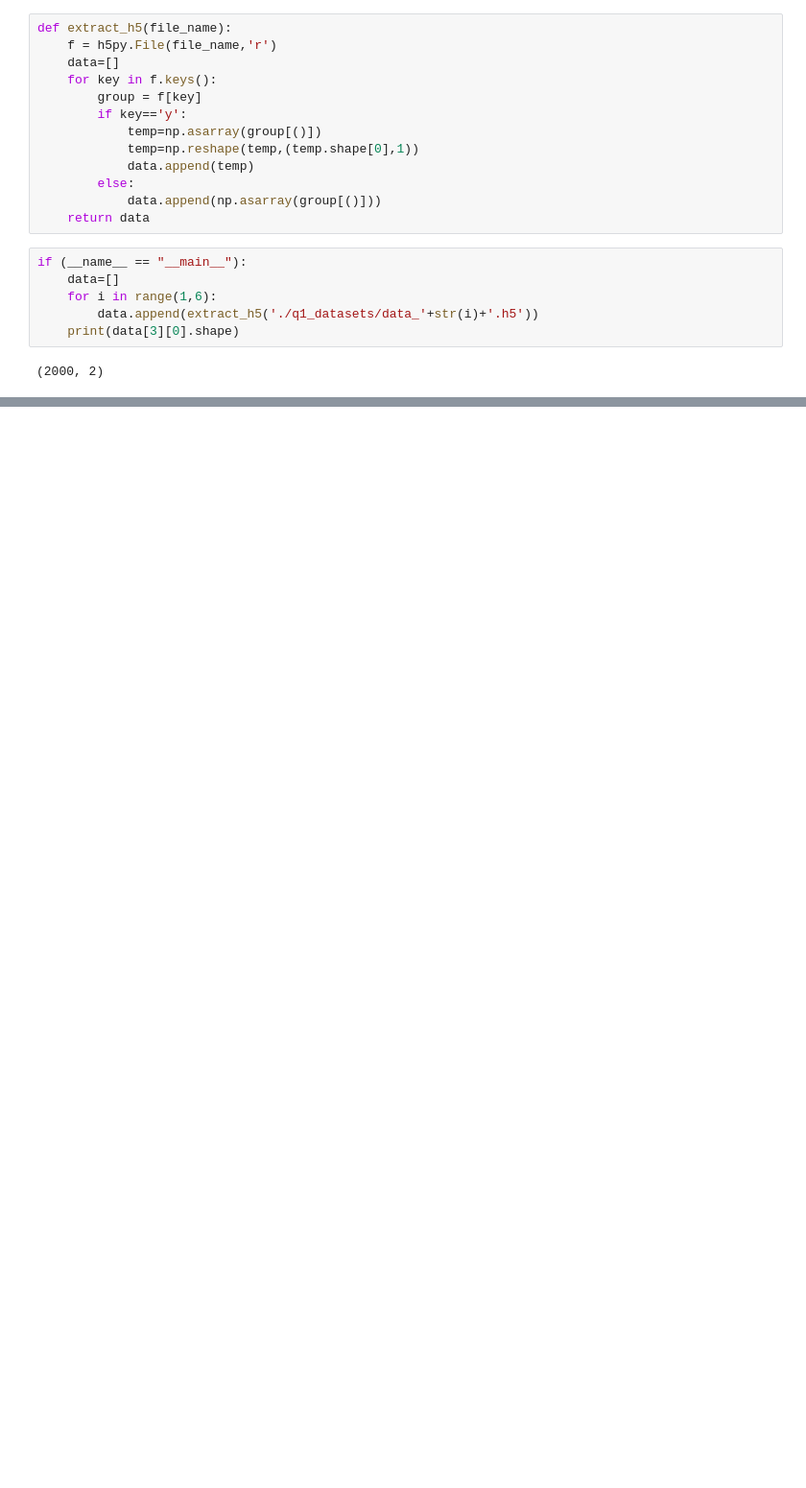
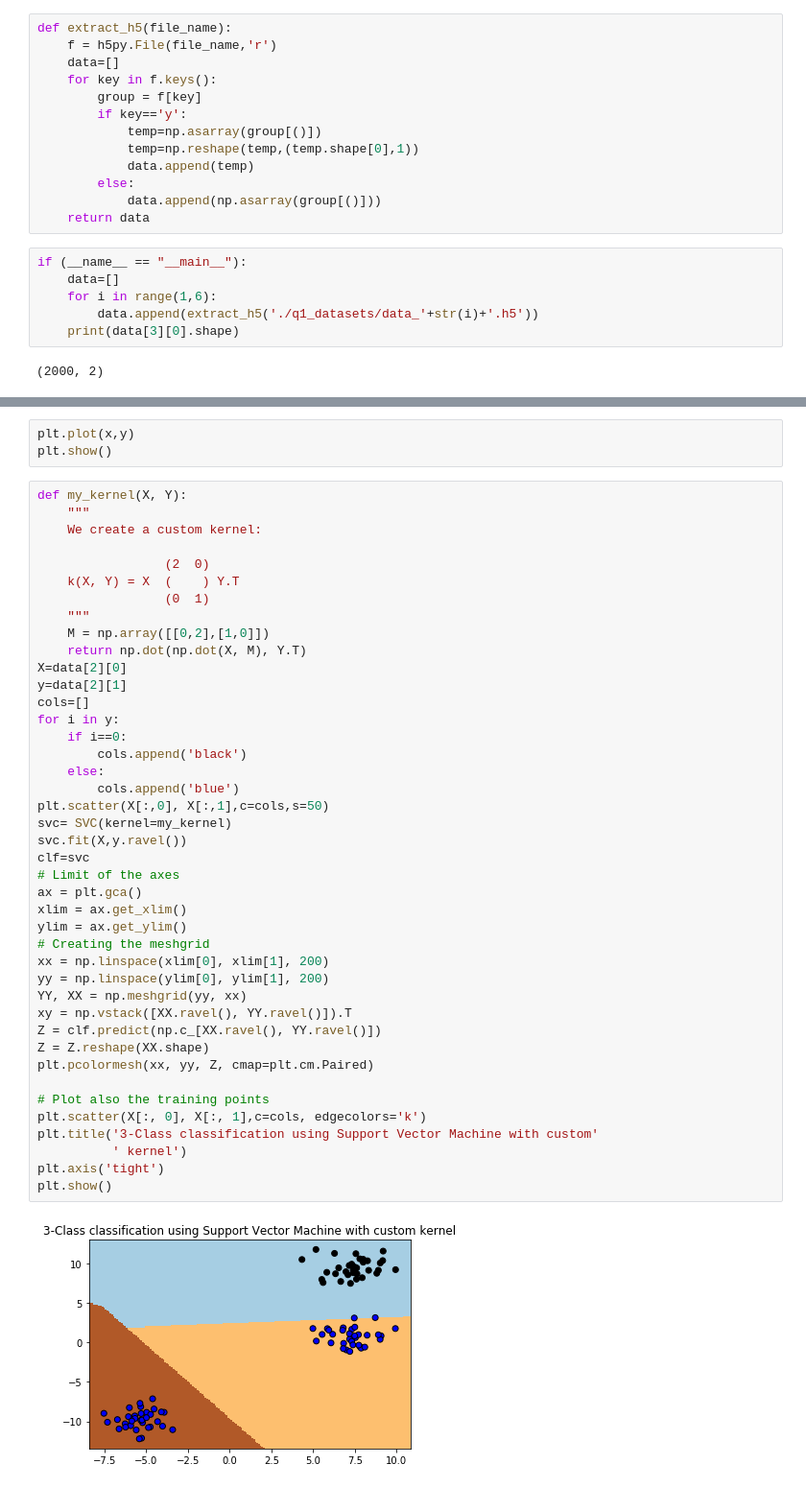
Before and after one commit to profawxhawk/ML-HW, a Jupyter notebook: ml-hw-2/ml-hw2.ipynb, the cells around one changed output, grey strips where cells are left out. Shown at 96% size. Drawn from its saved outputs; the diff is of its cells as text; blank space fills up the shorter version.

```diff
--- a/ml-hw-2/ml-hw2.ipynb
+++ b/ml-hw-2/ml-hw2.ipynb
@@ -24,0 +57,47 @@ if (__name__ == "__main__"):
+# %%
+plt.plot(x,y)
+plt.show()
+# %%
+def my_kernel(X, Y):
+    """
+    We create a custom kernel:
+
+                 (2  0)
+    k(X, Y) = X  (    ) Y.T
+                 (0  1)
+    """
+    M = np.array([[0,2],[1,0]])
+    return np.dot(np.dot(X, M), Y.T)
+X=data[2][0]
+y=data[2][1]
+cols=[]
+for i in y:
+    if i==0:
+        cols.append('black')
+    else:
+        cols.append('blue')
+plt.scatter(X[:,0], X[:,1],c=cols,s=50)
+svc= SVC(kernel=my_kernel)
+svc.fit(X,y.ravel())
+clf=svc
+# Limit of the axes
+ax = plt.gca()
+xlim = ax.get_xlim()
+ylim = ax.get_ylim()
+# Creating the meshgrid
+xx = np.linspace(xlim[0], xlim[1], 200)
+yy = np.linspace(ylim[0], ylim[1], 200)
+YY, XX = np.meshgrid(yy, xx)
+xy = np.vstack([XX.ravel(), YY.ravel()]).T
+Z = clf.predict(np.c_[XX.ravel(), YY.ravel()])
+Z = Z.reshape(XX.shape)
+plt.pcolormesh(xx, yy, Z, cmap=plt.cm.Paired)
+
+# Plot also the training points
+plt.scatter(X[:, 0], X[:, 1],c=cols, edgecolors='k')
+plt.title('3-Class classification using Support Vector Machine with custom'
+          ' kernel')
+plt.axis('tight')
+plt.show()
+# %% [output]
+[figure, added]
```
Also changed, not shown: parts of 4 cells of this notebook, 10 other files.
